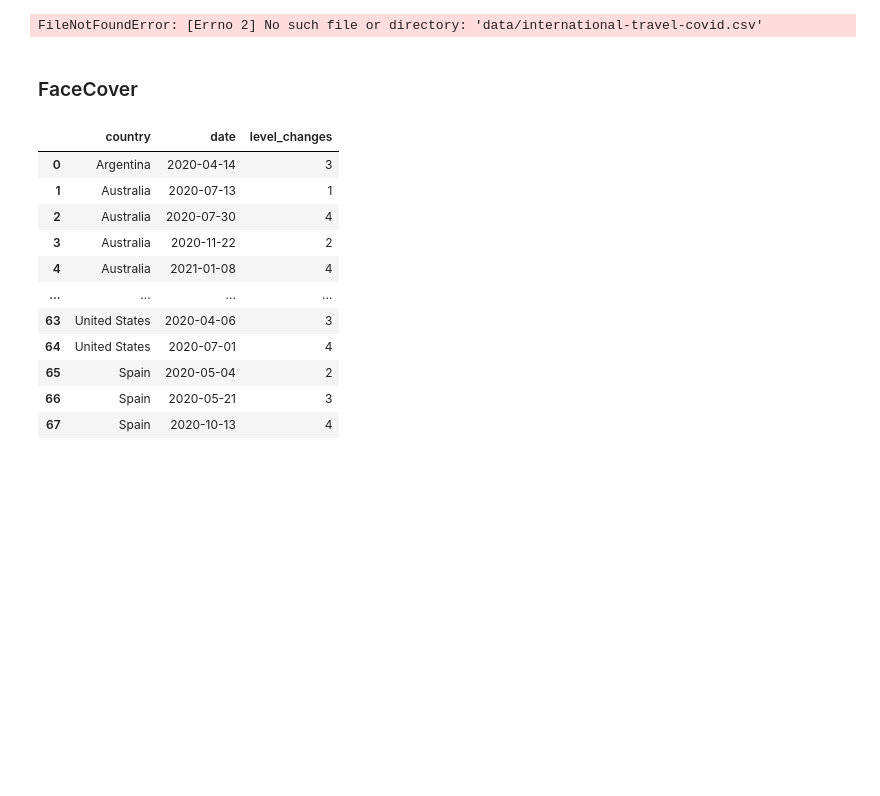
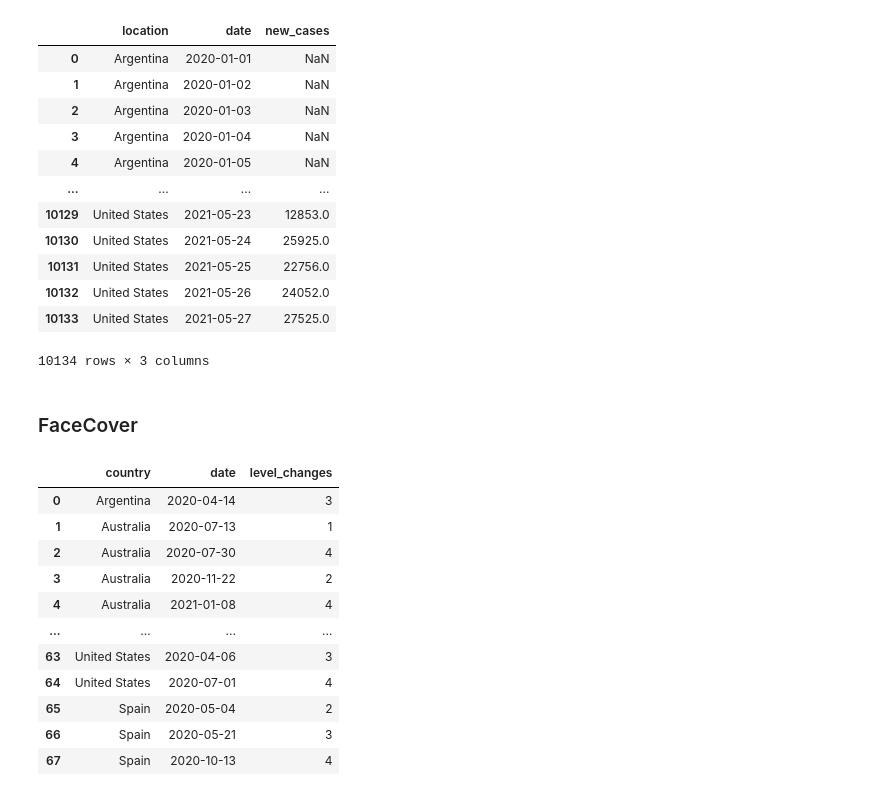
Before and after one commit to tangchingkei/data-science-praktikum, a Jupyter notebook: project-2.ipynb, the cells around one changed output. Cells and saved outputs as stored; diff of their text form; code cells hidden in the pictures; blank space fills up the shorter version.

Commit message:
travel finished

```diff
--- a/project-2.ipynb
+++ b/project-2.ipynb
@@ -1,27 +1,39 @@
 # %%
 import pandas as pd
 from pandas import DataFrame
 
 #import data from csv
 
 vaccination = pd.read_csv("data/covid-vaccination-policy.csv")
-travel = pd.read_csv("data/international-travel-covid.csv")
+travel = pd.read_csv("data/international-travel-covid-4.csv")
 stay_home = pd.read_csv("data/stay-at-home-covid.csv")
 
 face_cover = pd.read_csv("data/face-covering-policies-covid.csv")
-owid = pd.read_csv("Desktop/owid-covid-data.csv")
+owid = pd.read_csv("data/owid-covid-data.csv")
 
 
 #Series with g20 members according to wikipedia + spain
 g20_members = pd.Series(["Argentina", "Australia", "Brazil", "Canada", "China", "France", "Germany", "India", "Indonesia", "Italy", "Japan", "South Korea", "Mexico", "Russia", "Saudi Arabia", "South Africa", "Turkey", "United Kingdom", "United States", "Spain", "European Union"])
 
 #filter data array for locations that match g20 countries
 g20_data = owid[owid["location"].isin(g20_members)].reset_index(drop=True)
 g20_data = g20_data.loc[:, g20_data.columns.intersection(["location", "date", "new_cases"])]
 #cleaned data
 g20_data
 # %% [output]
+|  | location | date | new_cases |
+| 0 | Argentina | 2020-01-01 | NaN |
+| 1 | Argentina | 2020-01-02 | NaN |
+| 2 | Argentina | 2020-01-03 | NaN |
+| 3 | Argentina | 2020-01-04 | NaN |
+| 4 | Argentina | 2020-01-05 | NaN |
+| ... | ... | ... | ... |
+| 10129 | United States | 2021-05-23 | 12853.0 |
+| 10130 | United States | 2021-05-24 | 25925.0 |
+| 10131 | United States | 2021-05-25 | 22756.0 |
+| 10132 | United States | 2021-05-26 | 24052.0 |
+| 10133 | United States | 2021-05-27 | 27525.0 |
-FileNotFoundError: [Errno 2] No such file or directory: 'data/international-travel-covid.csv'
+10134 rows × 3 columns
 # %% [markdown]
 ### FaceCover
 # %%
```
Also changed, not shown: parts of 3 cells of this notebook.
